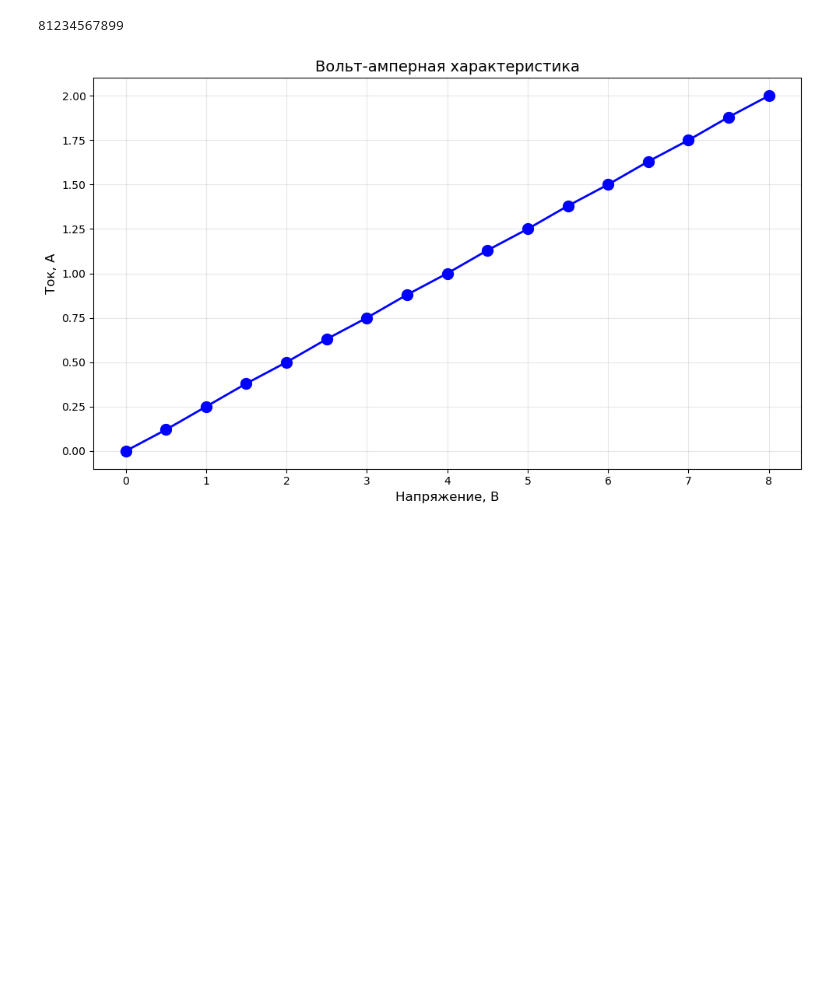
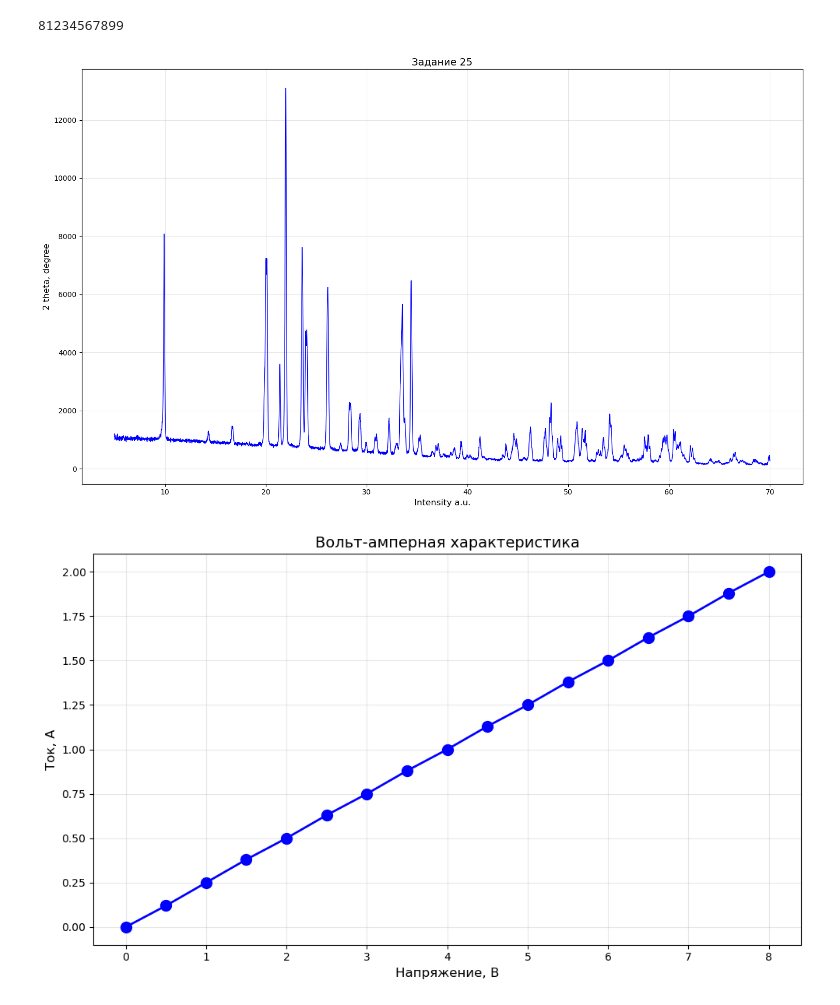
Before and after one commit to AziSarlaks/nsu-lectures, a Jupyter notebook: ML/s5 p2/Seminar 5 Part 2 _ Last_N.ipynb, the cells around one changed output. Saved outputs shown, nothing was run; the diff lists cells and outputs as text; code cells hidden in the pictures; blank space fills up the shorter version.

```diff
--- a/ML/s5 p2/Seminar 5 Part 2 _ Last_N.ipynb
+++ b/ML/s5 p2/Seminar 5 Part 2 _ Last_N.ipynb
@@ -85,6 +86,28 @@ import strings as s
 Используйте библиотеку matplotlib и модуль pyplot (as plt)"""
 # %%
 # Напишите Ваш код здесь
+import csv
+import matplotlib.pyplot as plt
+with open('custom.csv', 'r') as file:
+    reader = csv.reader(file)
+    next(reader)
+    first, second = [], []
+    for row in reader:
+        first.append(float(row[0]))
+        second.append(float(row[1]))
+
+
+plt.figure(figsize=(15, 9))
+plt.plot(first, second, 'b-', linewidth=1)
+plt.title('Задание 25', fontsize=14)
+plt.xlabel('Intensity a.u.', fontsize=12)
+plt.ylabel('2 theta, degree', fontsize=12)
+plt.grid(True, alpha=0.3)
+
+plt.tight_layout()
+plt.show()
+# %% [output]
+[figure, added]
 # %%
 #26
 """Вольт-амперная характеристика. Создайте файл voltage_current.csv, запишите в него даанные самостоятельно (запись данных из кода),
```
Also changed, not shown: parts of 2 cells of this notebook, 33 other files.
